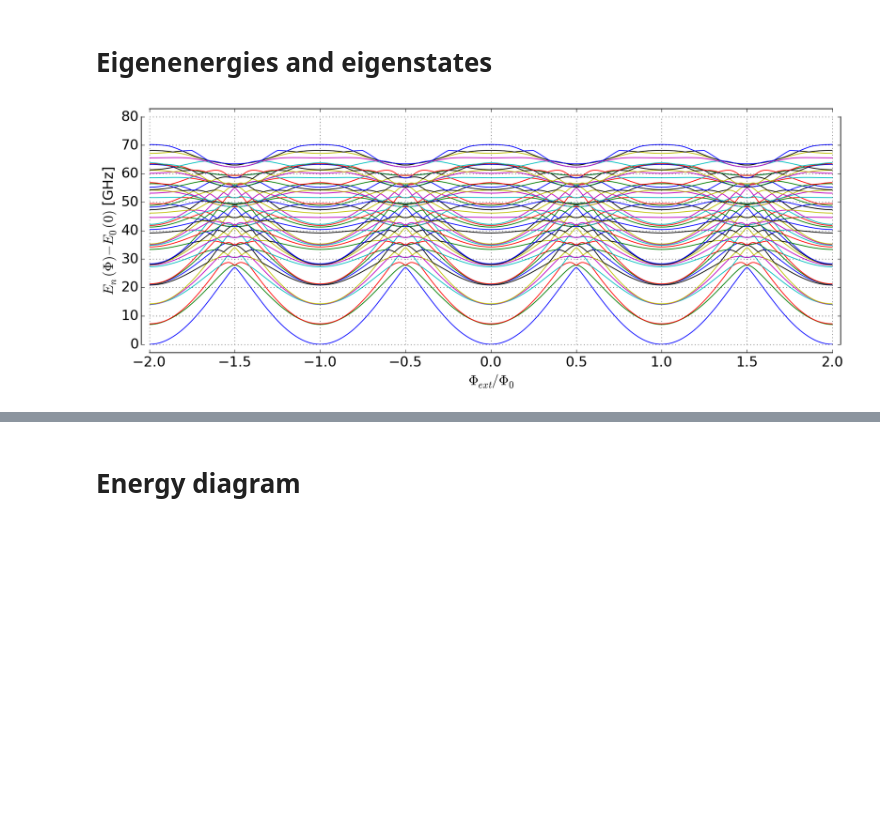
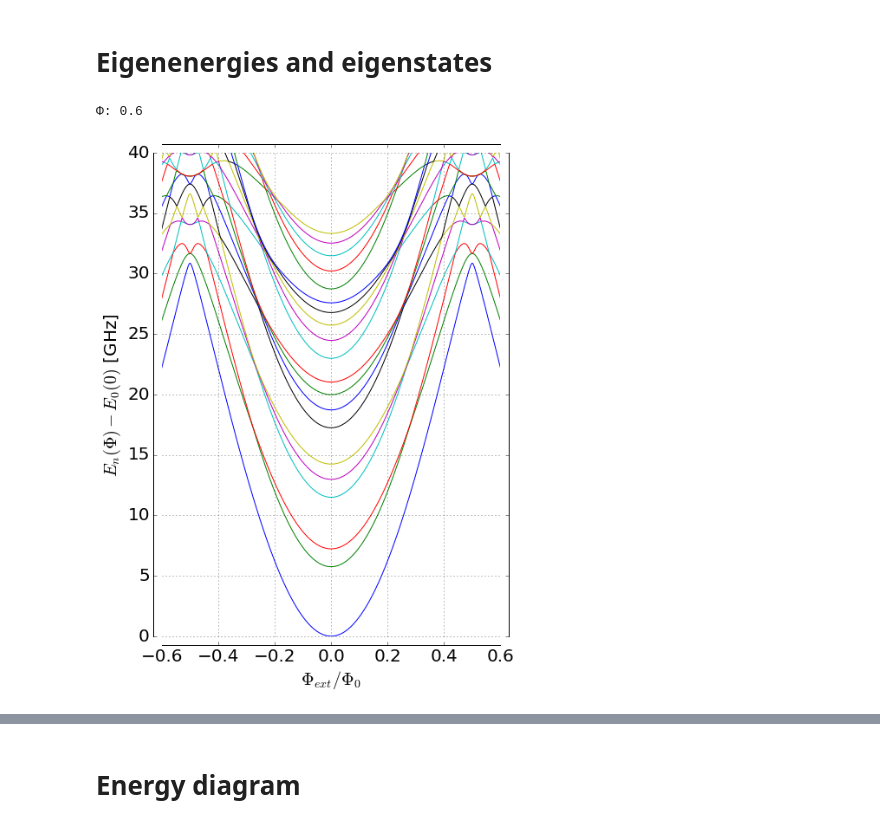
Before and after one commit to vdrhtc/Xmons, a Jupyter notebook: Qutip/CPB cQED.ipynb, the cells around one changed output, grey strips where cells are left out. Saved outputs shown, nothing was run; the diff lists cells and outputs as text; code cells hidden in the pictures; blank space fills up the shorter version.

```diff
--- a/Qutip/CPB cQED.ipynb
+++ b/Qutip/CPB cQED.ipynb
@@ -29,12 +29,13 @@ font = {"size":20}
 matplotlib.rc("font", **font)
 # %%
 C_κ = 0e-15
-C_g = 2.2e-15
-C_q = 77e-15
-C_r = 251.9e-15*1.45
-L_r = 9.737e-10*1.45
+C_g = 1.9e-15
+C_q = 95e-15
+res_factor = 1.7649
+C_r = 251.9e-15*res_factor
+L_r = 9.737e-10*res_factor
 Φ = 0 # in Φ_0
-ν_q = 7
+ν_q = 4.77
 def C_ast():
     return sqrt(C_q*C_g+C_q*C_κ+C_g*C_κ+C_q*C_r+C_g*C_r)
 def E_C():
@@ -79,21 +80,28 @@ def H():
 # %% [markdown]
 # Eigenenergies and eigenstates
 # %%
+Φ = 0
 E_0 = H().eigenenergies()[0]
 evals = []
-Φs = linspace(-2, 2, 1000)
+Φs = linspace(-0.6, 0.6, 501)
 for Φ in Φs:
+    print("\rΦ:", Φ, flush=True, end="")
     evals.append(H().eigenenergies())
 evals = array(evals)
+# %% [output]
+Φ: 0.6
 # %%
-for i in range(0, 50):
+for i in range(0, 20):
     plt.plot(Φs, (evals[:, i]-E_0))
 spines()
 plt.ylabel("$E_n(\Phi) - E_0(0)$ [GHz]")
 plt.xlabel("$\Phi_{ext}/\Phi_0$")
-plt.gcf().set_size_inches(15,5)
+plt.gcf().set_size_inches(7,10)
 plt.grid()
+plt.ylim(0,40)
+plt.xlim(-0.6,0.6)
+
 plt.savefig("levels.pdf",bbox_inches='tight')
 # %% [output]
-[figure, old version]
+[figure, new version]
 # %%
```
Also changed, not shown: parts of 6 cells of this notebook, 9 other files.
